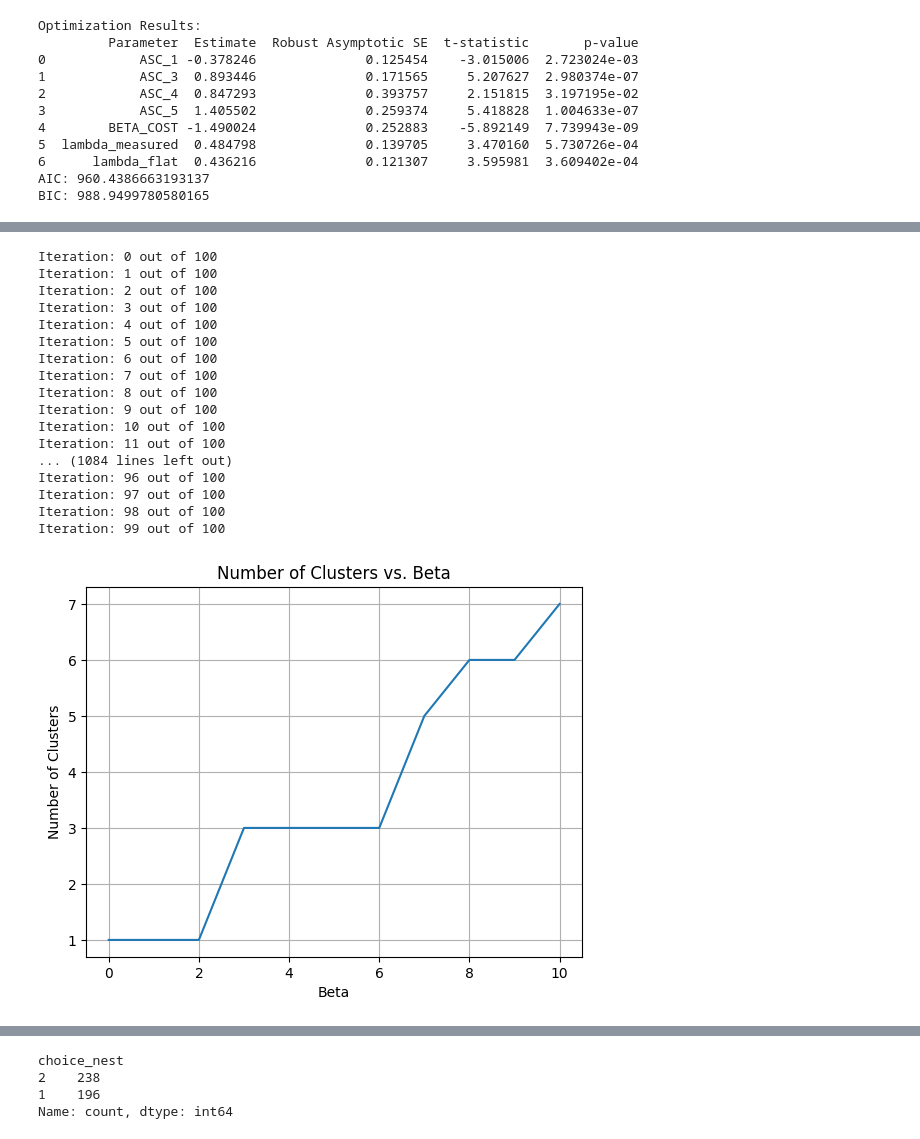
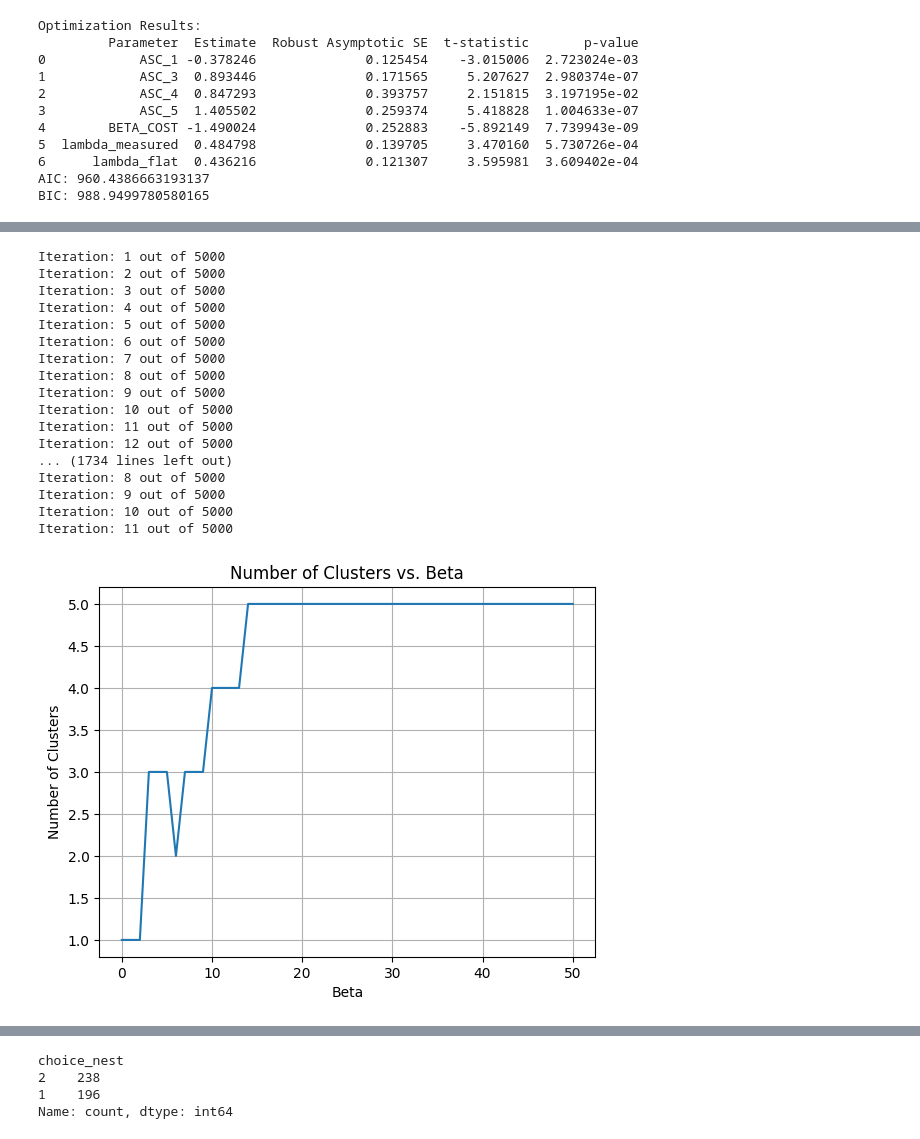
Before and after one commit to alex-monti/Master-Thesis, a Jupyter notebook: NLM-telephone-complete-data.ipynb, the cells around one changed output, grey strips where cells are left out. Saved outputs shown, nothing was run; the diff lists cells and outputs as text; code cells hidden in the pictures.

Commit message:
CNLM on telephone data + updated report

```diff
--- a/NLM-telephone-complete-data.ipynb
+++ b/NLM-telephone-complete-data.ipynb
@@ -150,0 +116,28 @@ See the caveats in the documentation: https://pandas.pydata.org/pandas-docs/stab
+# %%
+# Computation of p(x)
+
+data_logcost = data[['logcost1', 'logcost2', 'logcost3', 'logcost4', 'logcost5']]
+
+# Function to compare rows with a reference row
+def count_same_rows(df):
+    row_counts = {}
+
+    for index, row in df.iterrows():
+        # Convert the row to a tuple to make it hashable
+        row_tuple = tuple(row)
+
+        # Count the occurrences of the row in the dataframe
+        if row_tuple in row_counts:
+            row_counts[row_tuple] += 1
+        else:
+            row_counts[row_tuple] = 1
+
+    return row_counts
+
+# Count occurrences of each row
+row_counts = count_same_rows(data_logcost)
+
+# Add a new column with probabilities
+total_rows = len(data_logcost)
+data_logcost['probability'] = data_logcost.apply(lambda row: row_counts[tuple(row)] / total_rows, axis=1)
+data_logcost.head()
@@ -216,44 +313,44 @@ Iteration: 49 out of 50
 # %%
-betas = np.linspace(0, 10, 11)
+betas = np.linspace(0, 50, 51)
 # Initialize an empty list to store the number of clusters
 num_clusters_list = []
 
 # Iterate over each beta value
 for beta in betas:
     # Run iterative_algorithm to obtain q_t_given_x
-    q_t_given_x, _, _ = geom_DIB(p_xy, max_iter=100, beta=beta)
+    q_t_given_x, _, _ = geom_DIB_on_alternatives(p_xy, max_iter=5000, beta=beta, threshold=1e-4)
 
     # Calculate the number of clusters
     column_sum = np.sum(q_t_given_x, axis=0)
     num_clusters = np.count_nonzero(column_sum)
 
     # Append the number of clusters to the list
     num_clusters_list.append(num_clusters)
 
 # Plot the number of clusters against beta values
 plt.plot(betas, num_clusters_list)
 plt.xlabel('Beta')
 plt.ylabel('Number of Clusters')
 plt.title('Number of Clusters vs. Beta')
 plt.grid(True)
 plt.show()
 # %% [output]
-Iteration: 0 out of 100
-Iteration: 1 out of 100
-Iteration: 2 out of 100
-Iteration: 3 out of 100
-Iteration: 4 out of 100
-Iteration: 5 out of 100
-Iteration: 6 out of 100
-Iteration: 7 out of 100
-Iteration: 8 out of 100
-Iteration: 9 out of 100
-Iteration: 10 out of 100
-Iteration: 11 out of 100
-... (1084 lines left out)
-Iteration: 96 out of 100
-Iteration: 97 out of 100
-Iteration: 98 out of 100
-Iteration: 99 out of 100
+Iteration: 1 out of 5000
+Iteration: 2 out of 5000
+Iteration: 3 out of 5000
+Iteration: 4 out of 5000
+Iteration: 5 out of 5000
+Iteration: 6 out of 5000
+Iteration: 7 out of 5000
+Iteration: 8 out of 5000
+Iteration: 9 out of 5000
+Iteration: 10 out of 5000
+Iteration: 11 out of 5000
+Iteration: 12 out of 5000
+... (1734 lines left out)
+Iteration: 8 out of 5000
+Iteration: 9 out of 5000
+Iteration: 10 out of 5000
+Iteration: 11 out of 5000
-[figure, old version]
+[figure, new version]
 # %%
```
Also changed, not shown: parts of 30 cells of this notebook, 17 other files.
